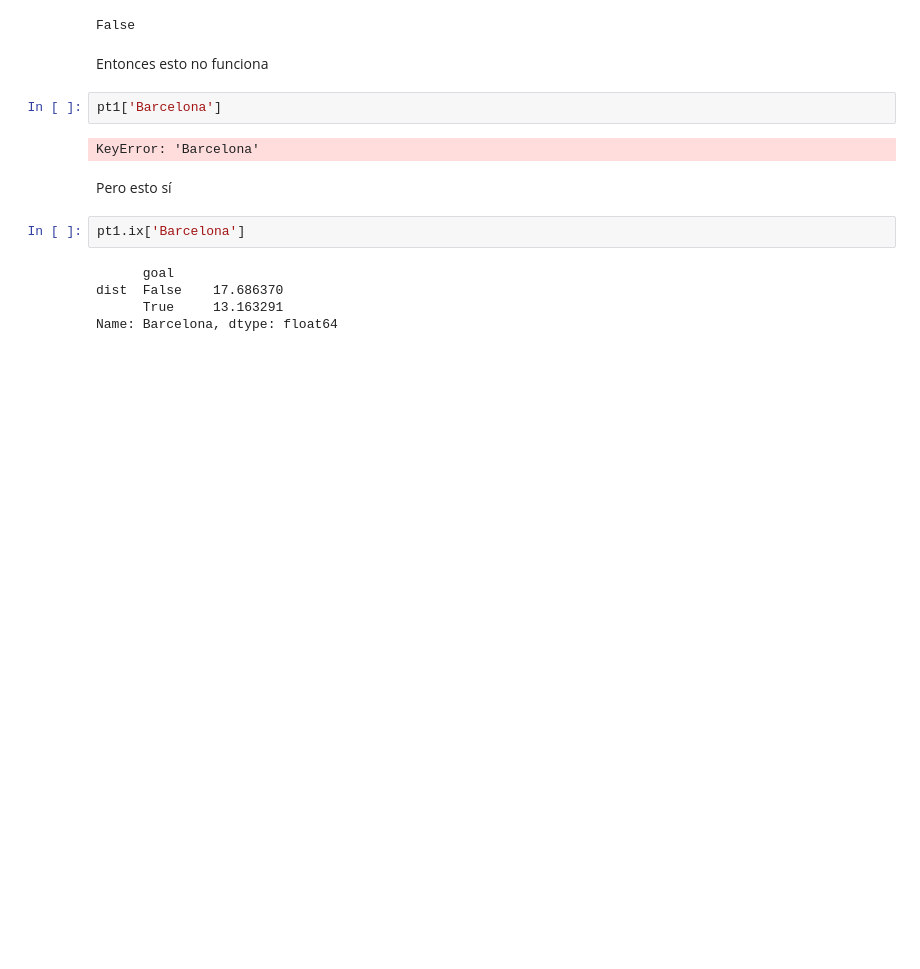
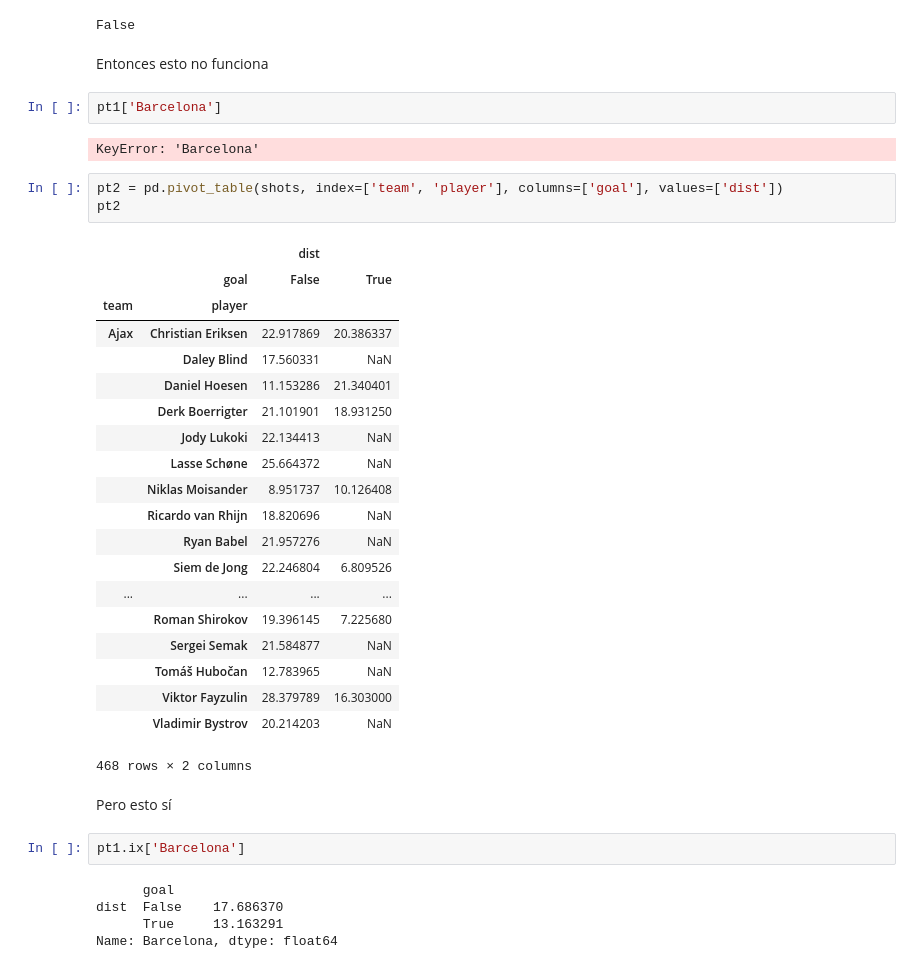
Before and after one commit to mgaitan/curso-python-cientifico, a Jupyter notebook: Clase 8.ipynb, the cells around one changed output. Saved outputs shown, nothing was run; the diff lists cells and outputs as text; blank space fills up the shorter version.

```diff
--- a/Clase 8.ipynb
+++ b/Clase 8.ipynb
@@ -416,6 +429,30 @@ Entonces esto no funciona
 pt1['Barcelona']
 # %% [output]
 KeyError: 'Barcelona'
+# %%
+pt2 = pd.pivot_table(shots, index=['team', 'player'], columns=['goal'], values=['dist'])
+pt2
+# %% [output]
+|  |  | dist |  |
+|  | goal | False | True |
+| team | player |  |  |
+| Ajax | Christian Eriksen | 22.917869 | 20.386337 |
+|  | Daley Blind | 17.560331 | NaN |
+|  | Daniel Hoesen | 11.153286 | 21.340401 |
+|  | Derk Boerrigter | 21.101901 | 18.931250 |
+|  | Jody Lukoki | 22.134413 | NaN |
+|  | Lasse Schøne | 25.664372 | NaN |
+|  | Niklas Moisander | 8.951737 | 10.126408 |
+|  | Ricardo van Rhijn | 18.820696 | NaN |
+|  | Ryan Babel | 21.957276 | NaN |
+|  | Siem de Jong | 22.246804 | 6.809526 |
+| ... | ... | ... | ... |
+|  | Roman Shirokov | 19.396145 | 7.225680 |
+|  | Sergei Semak | 21.584877 | NaN |
+|  | Tomáš Hubočan | 12.783965 | NaN |
+|  | Viktor Fayzulin | 28.379789 | 16.303000 |
+|  | Vladimir Bystrov | 20.214203 | NaN |
+468 rows × 2 columns
 # %% [markdown]
 Pero esto sí
 # %%
```
Also changed, not shown: parts of 49 cells of this notebook.
